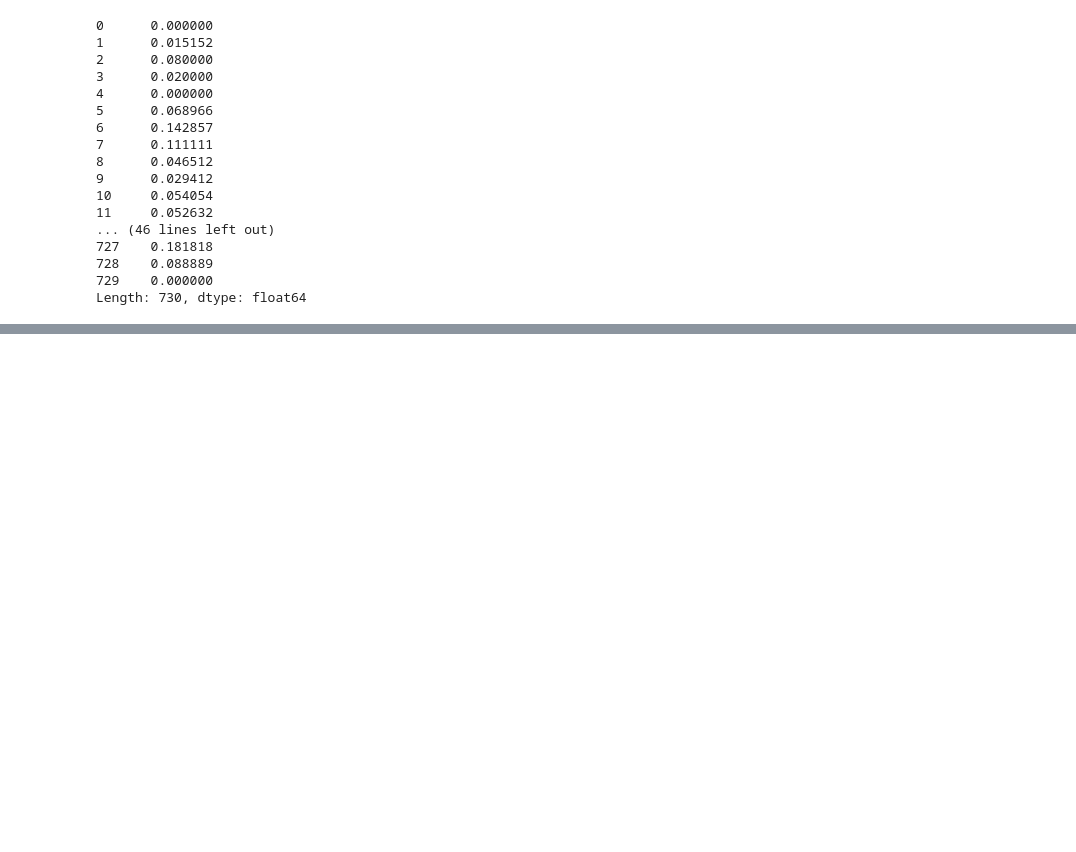
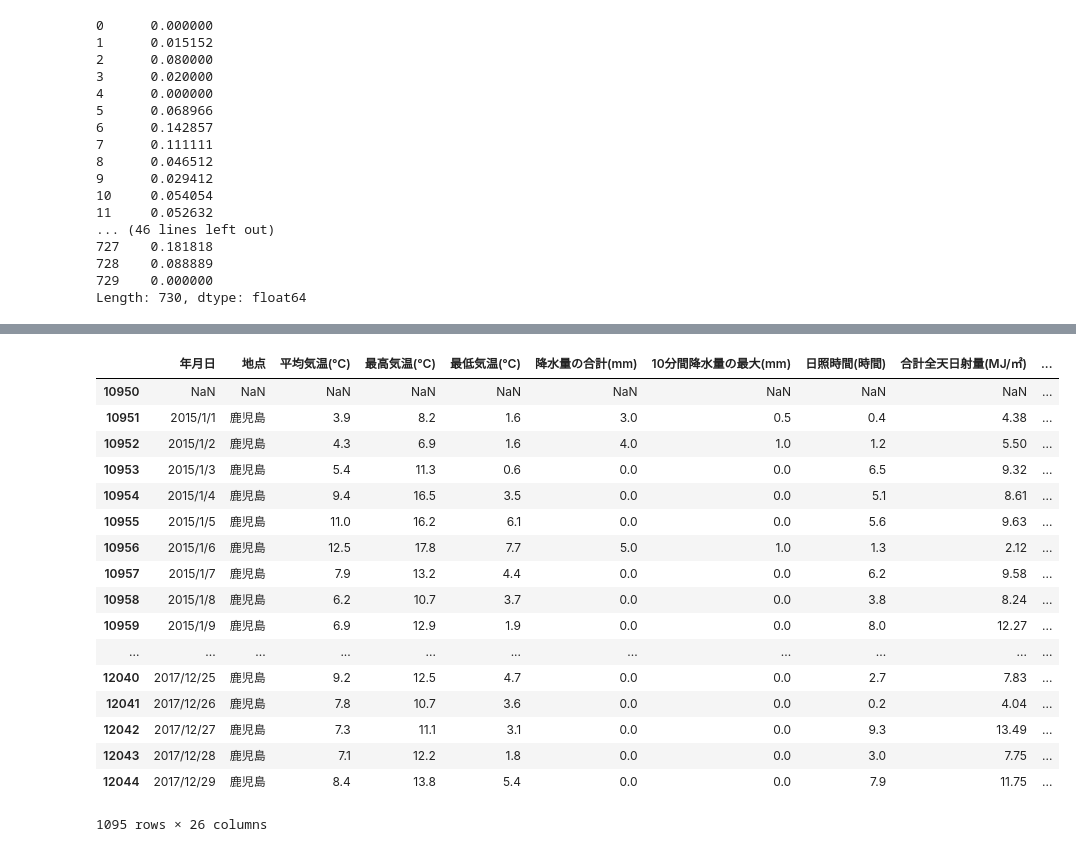
Before and after one commit to Hesene/National-Parks, a Jupyter notebook: src/EDA.ipynb, the cells around one changed output, grey strips where cells are left out. Drawn from its saved outputs; the diff is of its cells as text; code cells hidden in the pictures; blank space fills up the shorter version.

```diff
--- a/src/EDA.ipynb
+++ b/src/EDA.ipynb
@@ -531,0 +479,21 @@ Name: keyword, dtype: int64
+# %%
+weather[weather['park']=='霧島錦江湾国立公園'].shift()
+# %% [output]
+|  | 年月日 | 地点 | 平均気温(℃) | 最高気温(℃) | 最低気温(℃) | 降水量の合計(mm) | 10分間降水量の最大(mm) | 日照時間(時間) | 合計全天日射量(MJ/㎡) | ... |
+| 10950 | NaN | NaN | NaN | NaN | NaN | NaN | NaN | NaN | NaN | ... |
+| 10951 | 2015/1/1 | 鹿児島 | 3.9 | 8.2 | 1.6 | 3.0 | 0.5 | 0.4 | 4.38 | ... |
+| 10952 | 2015/1/2 | 鹿児島 | 4.3 | 6.9 | 1.6 | 4.0 | 1.0 | 1.2 | 5.50 | ... |
+| 10953 | 2015/1/3 | 鹿児島 | 5.4 | 11.3 | 0.6 | 0.0 | 0.0 | 6.5 | 9.32 | ... |
+| 10954 | 2015/1/4 | 鹿児島 | 9.4 | 16.5 | 3.5 | 0.0 | 0.0 | 5.1 | 8.61 | ... |
+| 10955 | 2015/1/5 | 鹿児島 | 11.0 | 16.2 | 6.1 | 0.0 | 0.0 | 5.6 | 9.63 | ... |
+| 10956 | 2015/1/6 | 鹿児島 | 12.5 | 17.8 | 7.7 | 5.0 | 1.0 | 1.3 | 2.12 | ... |
+| 10957 | 2015/1/7 | 鹿児島 | 7.9 | 13.2 | 4.4 | 0.0 | 0.0 | 6.2 | 9.58 | ... |
+| 10958 | 2015/1/8 | 鹿児島 | 6.2 | 10.7 | 3.7 | 0.0 | 0.0 | 3.8 | 8.24 | ... |
+| 10959 | 2015/1/9 | 鹿児島 | 6.9 | 12.9 | 1.9 | 0.0 | 0.0 | 8.0 | 12.27 | ... |
+| ... | ... | ... | ... | ... | ... | ... | ... | ... | ... | ... |
+| 12040 | 2017/12/25 | 鹿児島 | 9.2 | 12.5 | 4.7 | 0.0 | 0.0 | 2.7 | 7.83 | ... |
+| 12041 | 2017/12/26 | 鹿児島 | 7.8 | 10.7 | 3.6 | 0.0 | 0.0 | 0.2 | 4.04 | ... |
+| 12042 | 2017/12/27 | 鹿児島 | 7.3 | 11.1 | 3.1 | 0.0 | 0.0 | 9.3 | 13.49 | ... |
+| 12043 | 2017/12/28 | 鹿児島 | 7.1 | 12.2 | 1.8 | 0.0 | 0.0 | 3.0 | 7.75 | ... |
+| 12044 | 2017/12/29 | 鹿児島 | 8.4 | 13.8 | 5.4 | 0.0 | 0.0 | 7.9 | 11.75 | ... |
+1095 rows × 26 columns
```
Also changed, not shown: parts of 17 cells of this notebook, 4 other files.
